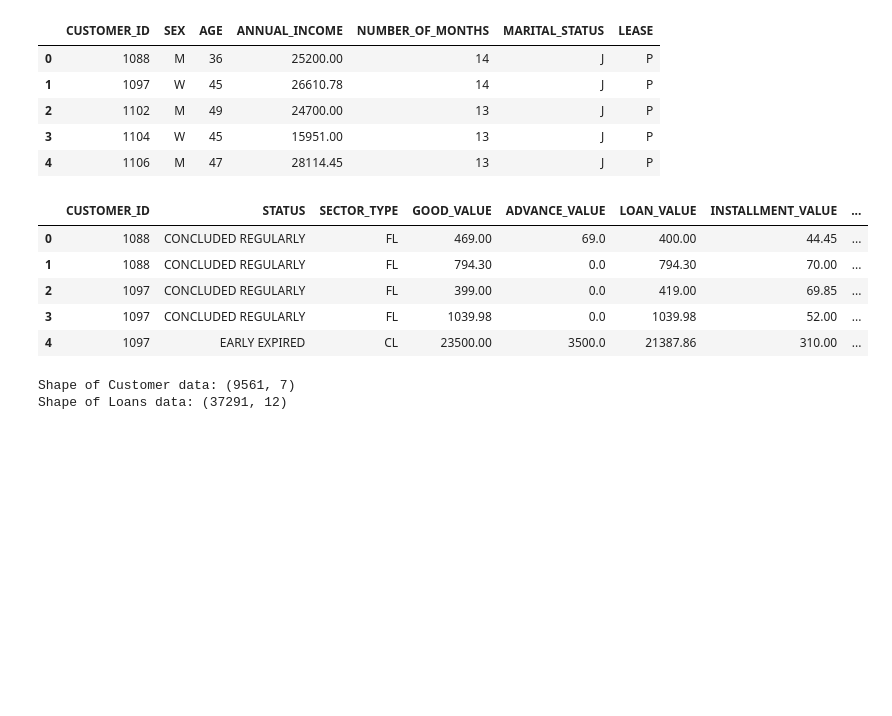
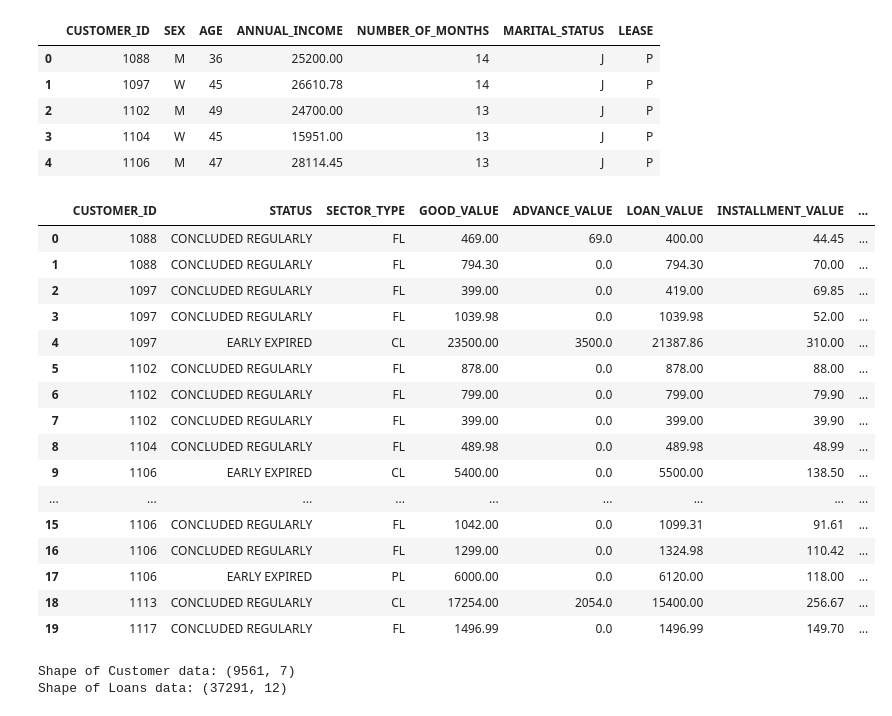
Before and after one commit to danicugni/Data-Science-Assignment---use-case-1, a Jupyter notebook: Data Science Assignment - use case 1.ipynb, the cells around one changed output. Drawn from its saved outputs; the diff is of its cells as text; code cells hidden in the pictures; blank space fills up the shorter version.

```diff
--- a/Data Science Assignment - use case 1.ipynb
+++ b/Data Science Assignment - use case 1.ipynb
@@ -125,14 +123,25 @@ df_cdata.head()
 | 3 | 1104 | W | 45 | 15951.00 | 13 | J | P |
 | 4 | 1106 | M | 47 | 28114.45 | 13 | J | P |
 # %%
-df_ldata.head()
+df_ldata.head(20)
 # %% [output]
 |  | CUSTOMER_ID | STATUS | SECTOR_TYPE | GOOD_VALUE | ADVANCE_VALUE | LOAN_VALUE | INSTALLMENT_VALUE | ... |
 | 0 | 1088 | CONCLUDED REGULARLY | FL | 469.00 | 69.0 | 400.00 | 44.45 | ... |
 | 1 | 1088 | CONCLUDED REGULARLY | FL | 794.30 | 0.0 | 794.30 | 70.00 | ... |
 | 2 | 1097 | CONCLUDED REGULARLY | FL | 399.00 | 0.0 | 419.00 | 69.85 | ... |
 | 3 | 1097 | CONCLUDED REGULARLY | FL | 1039.98 | 0.0 | 1039.98 | 52.00 | ... |
 | 4 | 1097 | EARLY EXPIRED | CL | 23500.00 | 3500.0 | 21387.86 | 310.00 | ... |
+| 5 | 1102 | CONCLUDED REGULARLY | FL | 878.00 | 0.0 | 878.00 | 88.00 | ... |
+| 6 | 1102 | CONCLUDED REGULARLY | FL | 799.00 | 0.0 | 799.00 | 79.90 | ... |
+| 7 | 1102 | CONCLUDED REGULARLY | FL | 399.00 | 0.0 | 399.00 | 39.90 | ... |
+| 8 | 1104 | CONCLUDED REGULARLY | FL | 489.98 | 0.0 | 489.98 | 48.99 | ... |
+| 9 | 1106 | EARLY EXPIRED | CL | 5400.00 | 0.0 | 5500.00 | 138.50 | ... |
+| ... | ... | ... | ... | ... | ... | ... | ... | ... |
+| 15 | 1106 | CONCLUDED REGULARLY | FL | 1042.00 | 0.0 | 1099.31 | 91.61 | ... |
+| 16 | 1106 | CONCLUDED REGULARLY | FL | 1299.00 | 0.0 | 1324.98 | 110.42 | ... |
+| 17 | 1106 | EARLY EXPIRED | PL | 6000.00 | 0.0 | 6120.00 | 118.00 | ... |
+| 18 | 1113 | CONCLUDED REGULARLY | CL | 17254.00 | 2054.0 | 15400.00 | 256.67 | ... |
+| 19 | 1117 | CONCLUDED REGULARLY | FL | 1496.99 | 0.0 | 1496.99 | 149.70 | ... |
 # %%
 print("Shape of Customer data:", df_cdata.shape)
 print("Shape of Loans data:", df_ldata.shape)
```
Also changed, not shown: parts of 178 cells of this notebook, 9 other files.
